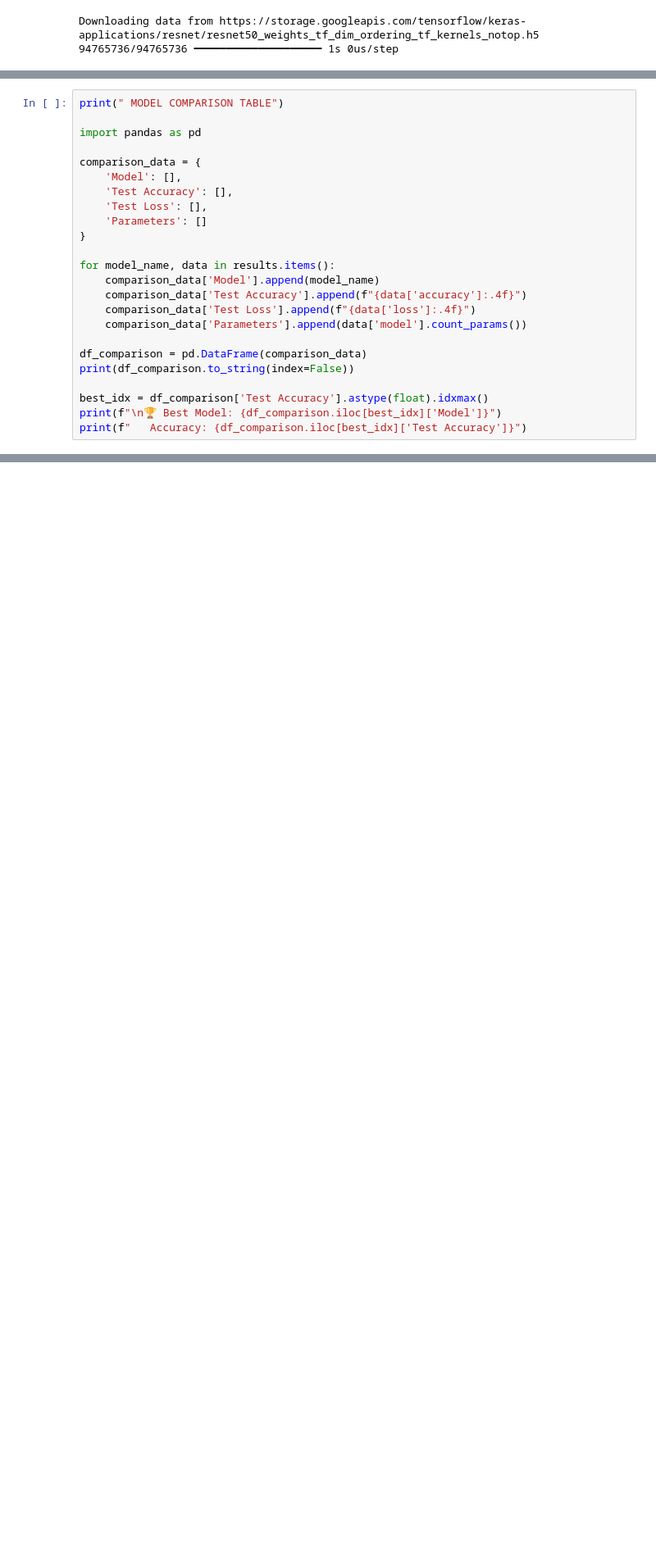
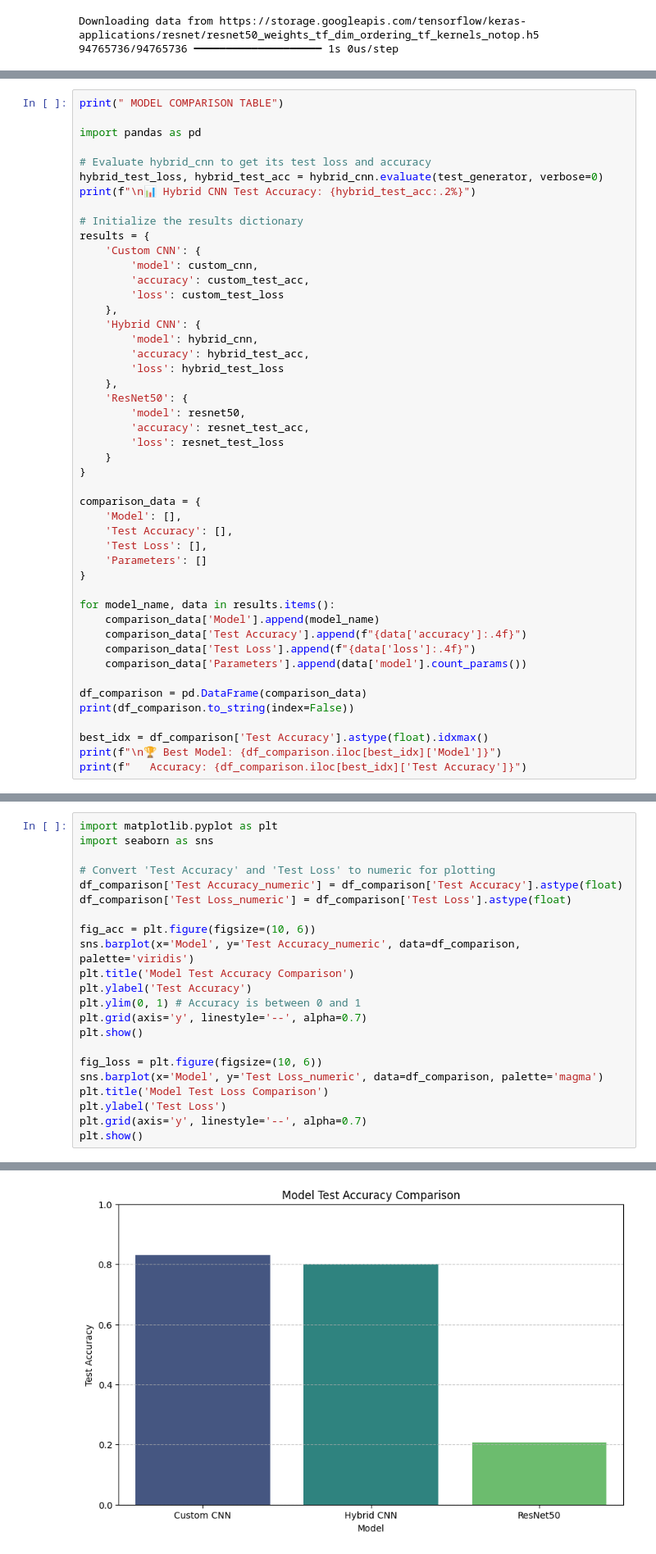
Before and after one commit to positivefunctionIN/Medical_Imaging_using_CNN, a Jupyter notebook: Model3_ResNet50.ipynb, the cells around one changed output, grey strips where cells are left out. Shown at 82% size. Drawn from its saved outputs; the diff is of its cells as text; blank space fills up the shorter version.

Commit message:
added model comparision graph

```diff
--- a/Model3_ResNet50.ipynb
+++ b/Model3_ResNet50.ipynb
@@ -413,6 +416,29 @@ Epoch 5/5
 print(" MODEL COMPARISON TABLE")
 
 import pandas as pd
+
+# Evaluate hybrid_cnn to get its test loss and accuracy
+hybrid_test_loss, hybrid_test_acc = hybrid_cnn.evaluate(test_generator, verbose=0)
+print(f"\n📊 Hybrid CNN Test Accuracy: {hybrid_test_acc:.2%}")
+
+# Initialize the results dictionary
+results = {
+    'Custom CNN': {
+        'model': custom_cnn,
+        'accuracy': custom_test_acc,
+        'loss': custom_test_loss
+    },
+    'Hybrid CNN': {
+        'model': hybrid_cnn,
+        'accuracy': hybrid_test_acc,
+        'loss': hybrid_test_loss
+    },
+    'ResNet50': {
+        'model': resnet50,
+        'accuracy': resnet_test_acc,
+        'loss': resnet_test_loss
+    }
+}
 
 comparison_data = {
     'Model': [],
@@ -443,0 +475,23 @@ Hybrid CNN + CBAM        0.7756    0.5939    19273716
+# %%
+import matplotlib.pyplot as plt
+import seaborn as sns
+
+# Convert 'Test Accuracy' and 'Test Loss' to numeric for plotting
+df_comparison['Test Accuracy_numeric'] = df_comparison['Test Accuracy'].astype(float)
+df_comparison['Test Loss_numeric'] = df_comparison['Test Loss'].astype(float)
+
+fig_acc = plt.figure(figsize=(10, 6))
+sns.barplot(x='Model', y='Test Accuracy_numeric', data=df_comparison, palette='viridis')
+plt.title('Model Test Accuracy Comparison')
+plt.ylabel('Test Accuracy')
+plt.ylim(0, 1) # Accuracy is between 0 and 1
+plt.grid(axis='y', linestyle='--', alpha=0.7)
+plt.show()
+
+fig_loss = plt.figure(figsize=(10, 6))
+sns.barplot(x='Model', y='Test Loss_numeric', data=df_comparison, palette='magma')
+plt.title('Model Test Loss Comparison')
+plt.ylabel('Test Loss')
+plt.grid(axis='y', linestyle='--', alpha=0.7)
+plt.show()
+# %% [output]
@@ -443,0 +501 @@ Hybrid CNN + CBAM        0.7756    0.5939    19273716
+[figure, added]
```
Also changed, not shown: parts of 6 cells of this notebook.
